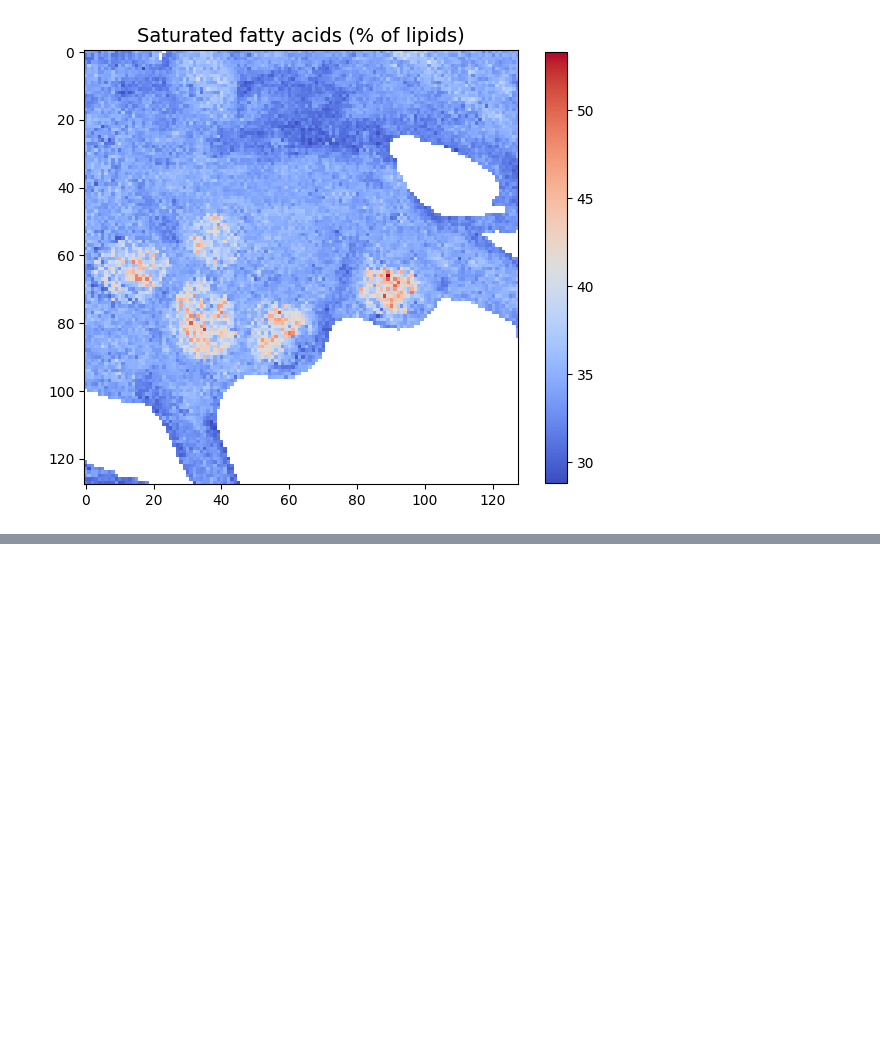
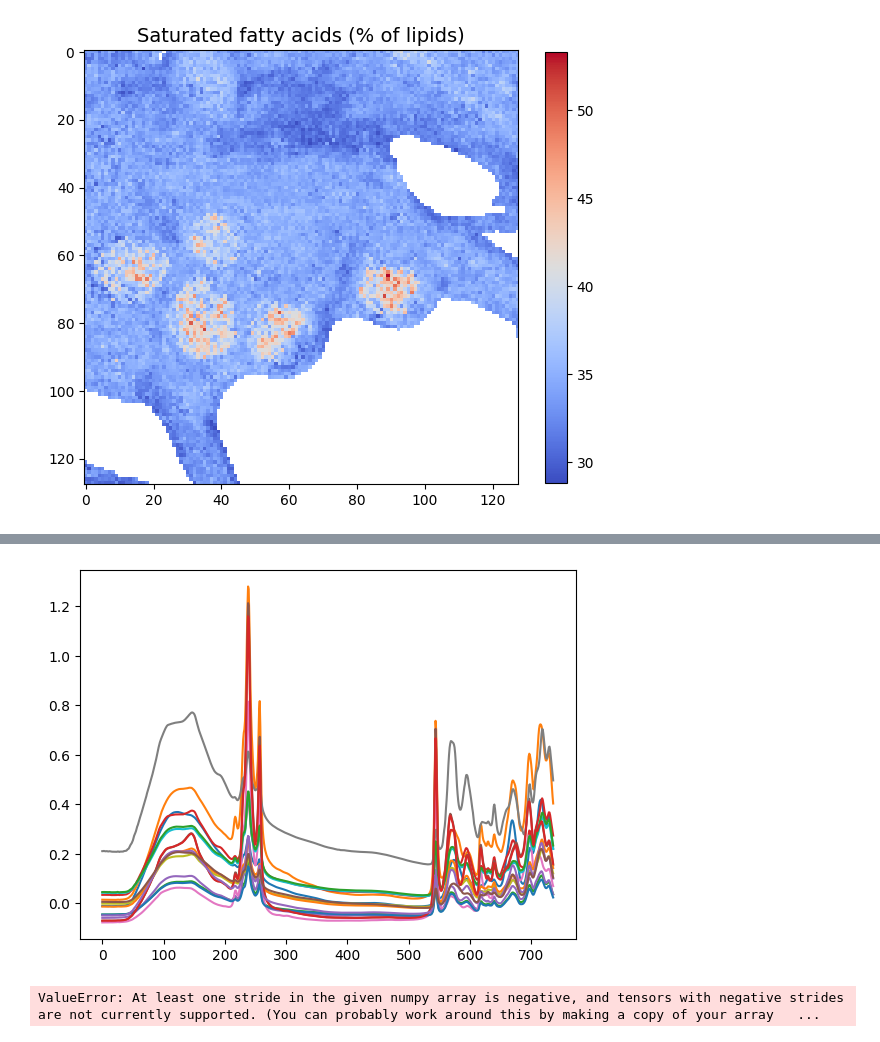
Before and after one commit to eirikama/microcalir, a Jupyter notebook: microcalibration_example.ipynb, the cells around one changed output, grey strips where cells are left out. Cells and saved outputs as stored; diff of their text form; code cells hidden in the pictures; blank space fills up the shorter version.

```diff
--- a/microcalibration_example.ipynb
+++ b/microcalibration_example.ipynb
@@ -128,0 +469,9 @@ plt.show()
+# %%
+macro_spectra = data['hts'][:, ::-1]
+plt.plot(macro_spectra.T);
+# %% [output]
+[figure, added]
+# %%
+input_tensor = torch.from_numpy(macro_spectra).to(device).float().unsqueeze(1)
+# %% [output]
+ValueError: At least one stride in the given numpy array is negative, and tensors with negative strides are not currently supported. (You can probably work around this by making a copy of your array   ...
```
Also changed, not shown: parts of 18 cells of this notebook, 5 other files.
